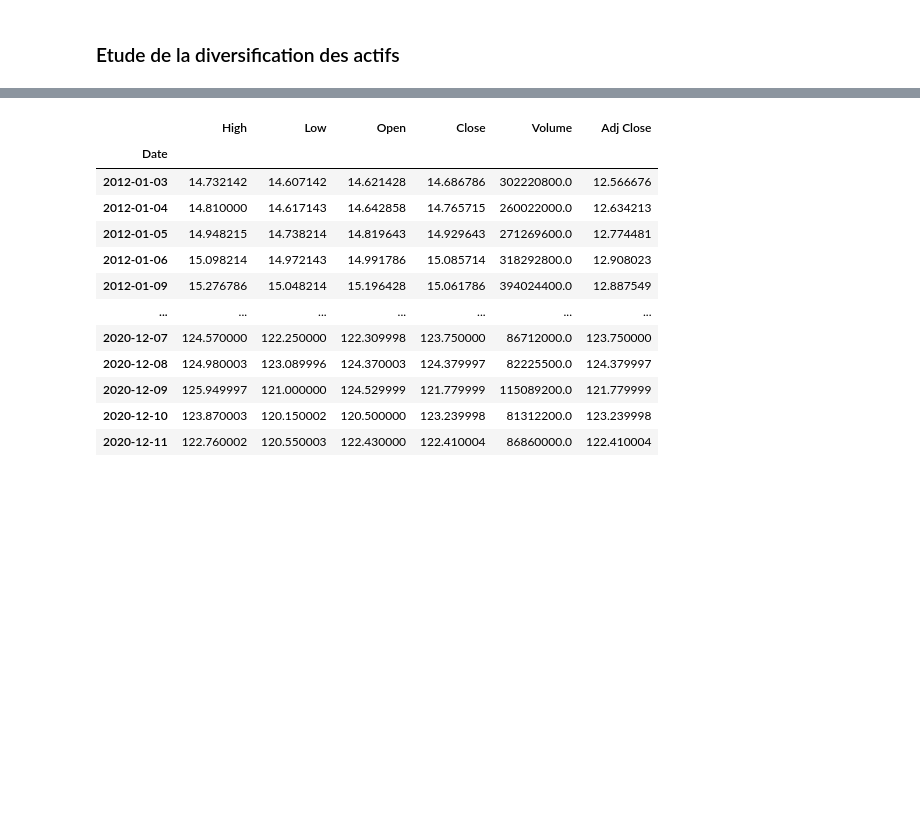
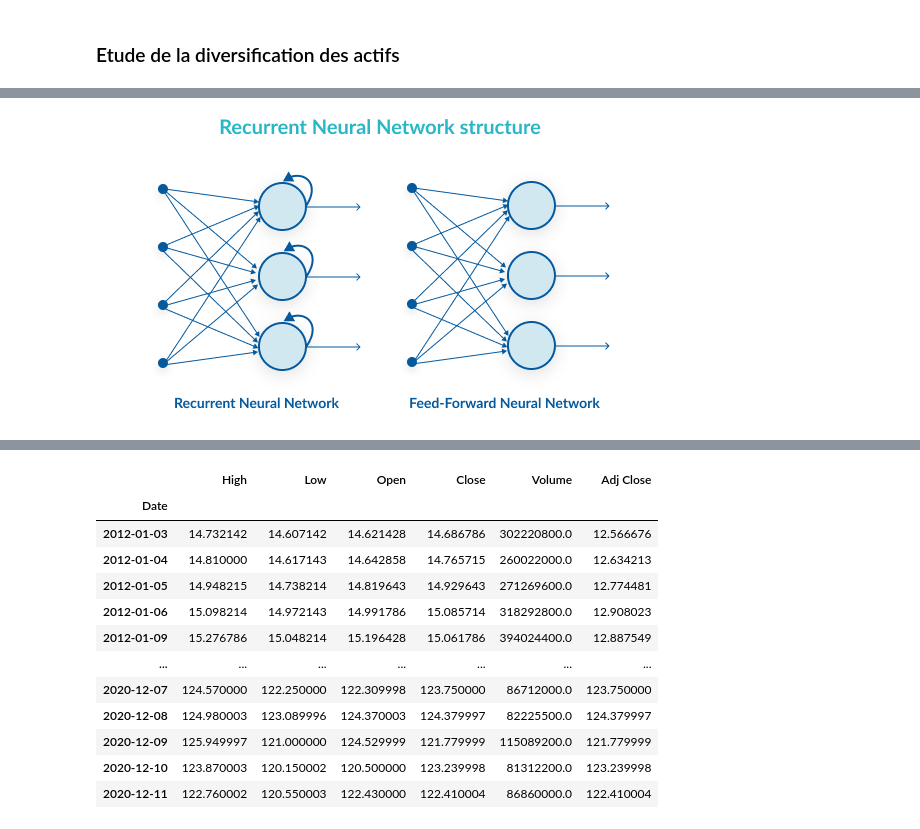
Before and after one commit to lasme-ephrem/pythonproject2a, a Jupyter notebook: notebook_projet_python_lasme_new.ipynb, the cells around one changed output, grey strips where cells are left out. Saved outputs shown, nothing was run; the diff lists cells and outputs as text; code cells hidden in the pictures; blank space fills up the shorter version.

```diff
--- a/notebook_projet_python_lasme_new.ipynb
+++ b/notebook_projet_python_lasme_new.ipynb
@@ -175,0 +210,5 @@ profil_temporel("Volume", 20, 15, 3, 2)
+# %%
+from IPython.display import Image
+Image("img_rnn.png")
+# %% [output]
+[figure, added]
```
Also changed, not shown: parts of 23 cells of this notebook.
